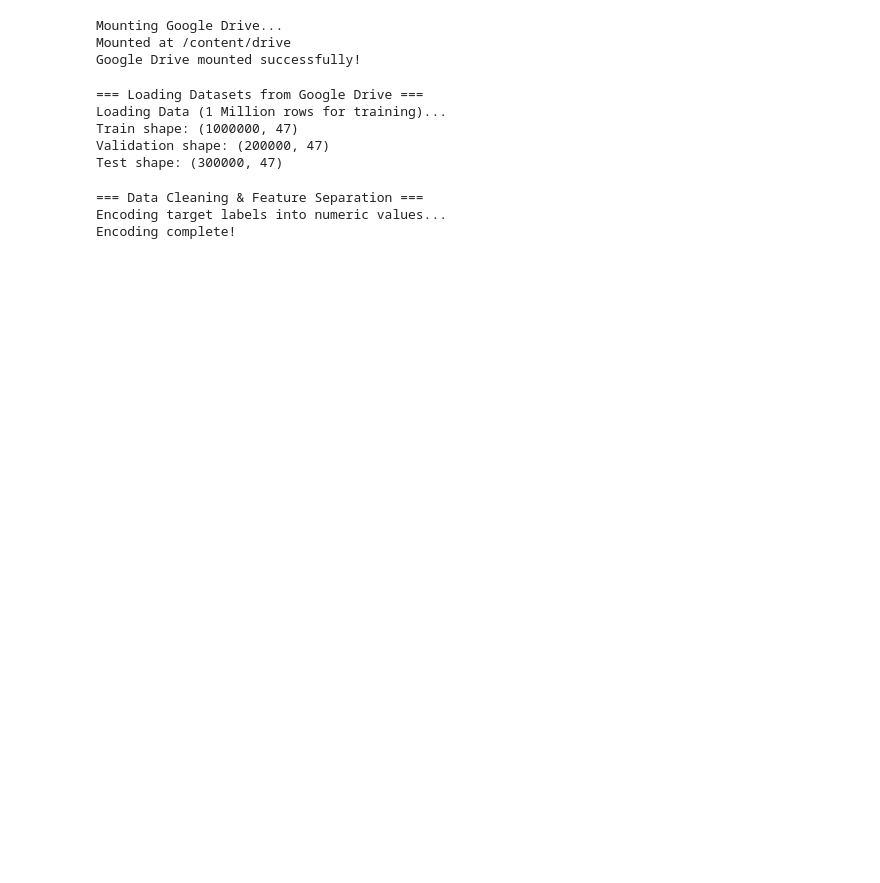
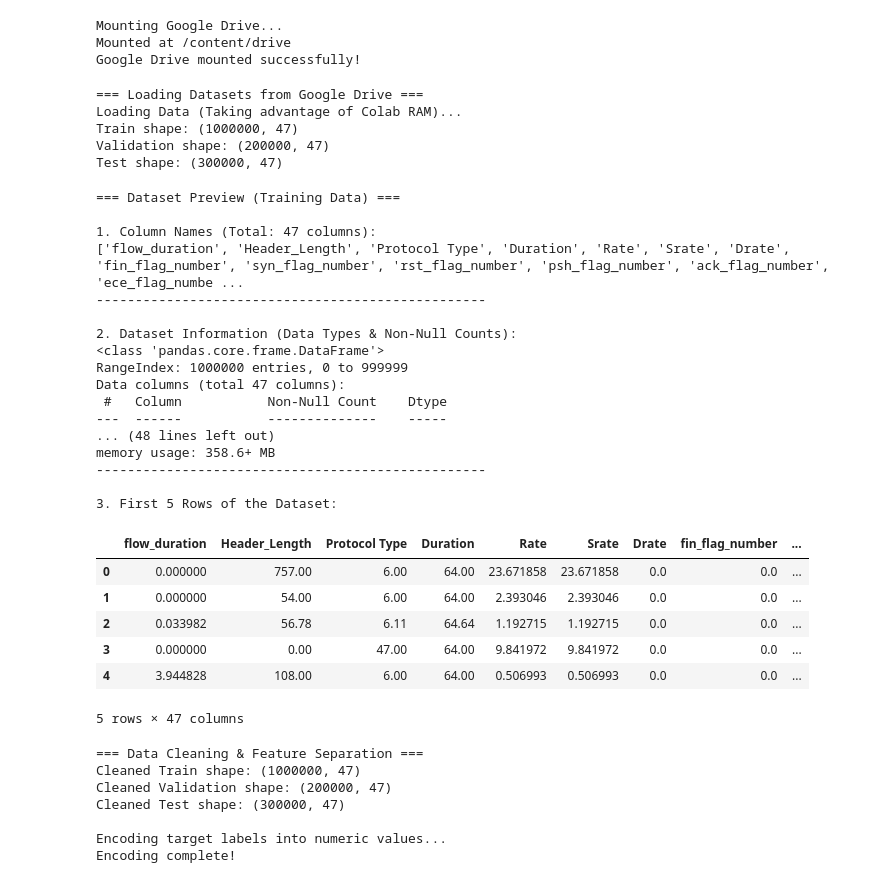
Before and after one commit to IT22091352/ML-Group_Assignment-2026, a Jupyter notebook: DecisionTree.ipynb, the cells around one changed output. Drawn from its saved outputs; the diff is of its cells as text; code cells hidden in the pictures; blank space fills up the shorter version.

```diff
--- a/DecisionTree.ipynb
+++ b/DecisionTree.ipynb
@@ -24,18 +25,22 @@ Mounting Google Drive...
 Mounted at /content/drive
 Google Drive mounted successfully!
 # %%
+import pandas as pd
+
 # ==========================================
-# CELL 2: LOAD DATASETS
+# CELL 2: LOAD TRAIN, VALIDATION, AND TEST DATA
 # ==========================================
-print("\n=== Loading Datasets from Google Drive ===")
+print("=== Loading Datasets from Google Drive ===")
 
-# Update paths if necessary
+# Update these paths if your folder structure in Drive is different
 base_path = '/content/drive/MyDrive/ML-Assignment/CICIoT23/'
+
 train_path = base_path + '/train.csv'
 val_path = base_path + '/validation.csv'
 test_path = base_path + '/test.csv'
 
-print("Loading Data (1 Million rows for training)...")
+print("Loading Data (Taking advantage of Colab RAM)...")
+# Loading 1 Million rows for training to get better accuracy
 df_train = pd.read_csv(train_path, nrows=1000000)
 df_val = pd.read_csv(val_path, nrows=200000)
 df_test = pd.read_csv(test_path, nrows=300000)
@@ -45,25 +50,73 @@ print(f"Validation shape: {df_val.shape}")
 print(f"Test shape: {df_test.shape}\n")
 # %% [output]
 === Loading Datasets from Google Drive ===
-Loading Data (1 Million rows for training)...
+Loading Data (Taking advantage of Colab RAM)...
 Train shape: (1000000, 47)
 Validation shape: (200000, 47)
 Test shape: (300000, 47)
+# %%
+# ==========================================
+# CELL 3: DATASET PREVIEW (BEFORE PREPROCESSING)
+# ==========================================
+print("=== Dataset Preview (Training Data) ===\n")
+
+# 1. View all column names
+print("1. Column Names (Total: {} columns):".format(len(df_train.columns)))
+print(list(df_train.columns))
+print("-" * 50)
+
+# 2. View dataset summary (Data Types & Non-Null Counts)
+print("\n2. Dataset Information (Data Types & Non-Null Counts):")
+df_train.info()
+print("-" * 50)
+
+# 3. Preview the first 5 rows of the dataset
+print("\n3. First 5 Rows of the Dataset:")
+display(df_train.head())
+# %% [output]
+=== Dataset Preview (Training Data) ===
+
+1. Column Names (Total: 47 columns):
+['flow_duration', 'Header_Length', 'Protocol Type', 'Duration', 'Rate', 'Srate', 'Drate', 'fin_flag_number', 'syn_flag_number', 'rst_flag_number', 'psh_flag_number', 'ack_flag_number', 'ece_flag_numbe ...
+--------------------------------------------------
+
+2. Dataset Information (Data Types & Non-Null Counts):
+<class 'pandas.core.frame.DataFrame'>
+RangeIndex: 1000000 entries, 0 to 999999
+Data columns (total 47 columns):
+ #   Column           Non-Null Count    Dtype
+---  ------           --------------    -----
+... (48 lines left out)
+memory usage: 358.6+ MB
+--------------------------------------------------
+
+3. First 5 Rows of the Dataset:
+|  | flow_duration | Header_Length | Protocol Type | Duration | Rate | Srate | Drate | fin_flag_number | ... |
+| 0 | 0.000000 | 757.00 | 6.00 | 64.00 | 23.671858 | 23.671858 | 0.0 | 0.0 | ... |
+| 1 | 0.000000 | 54.00 | 6.00 | 64.00 | 2.393046 | 2.393046 | 0.0 | 0.0 | ... |
+| 2 | 0.033982 | 56.78 | 6.11 | 64.64 | 1.192715 | 1.192715 | 0.0 | 0.0 | ... |
+| 3 | 0.000000 | 0.00 | 47.00 | 64.00 | 9.841972 | 9.841972 | 0.0 | 0.0 | ... |
+| 4 | 3.944828 | 108.00 | 6.00 | 64.00 | 0.506993 | 0.506993 | 0.0 | 0.0 | ... |
+5 rows × 47 columns
 # %%
 # ==========================================
-# CELL 3: DATA CLEANING & LABEL ENCODING
+# CELL 4: DATA CLEANING & LABEL ENCODING
 # ==========================================
 print("=== Data Cleaning & Feature Separation ===")
 
-for df in [df_train, df_val, df_test]:
+# 1. Handle Infinity and Missing Values
+for df, name in zip([df_train, df_val, df_test], ['Train', 'Validation', 'Test']):
     df.replace([np.inf, -np.inf], np.nan, inplace=True)
     df.dropna(inplace=True)
+    print(f"Cleaned {name} shape: {df.shape}")
 
+# 2. Separate Features and Targets
 X_train, y_train = df_train.drop('label', axis=1), df_train['label']
 X_val, y_val = df_val.drop('label', axis=1), df_val['label']
 X_test, y_test = df_test.drop('label', axis=1), df_test['label']
 
-print("Encoding target labels into numeric values...")
+# 3. Label Encoding
+print("\nEncoding target labels into numeric values...")
 label_encoder = LabelEncoder()
 label_encoder.fit(pd.concat([y_train, y_val, y_test]))
 
@@ -73,6 +126,10 @@ y_test_encoded = label_encoder.transform(y_test)
 print("Encoding complete!")
 # %% [output]
 === Data Cleaning & Feature Separation ===
+Cleaned Train shape: (1000000, 47)
+Cleaned Validation shape: (200000, 47)
+Cleaned Test shape: (300000, 47)
+
 Encoding target labels into numeric values...
 Encoding complete!
 # %%
```
Also changed, not shown: parts of 9 cells of this notebook.
